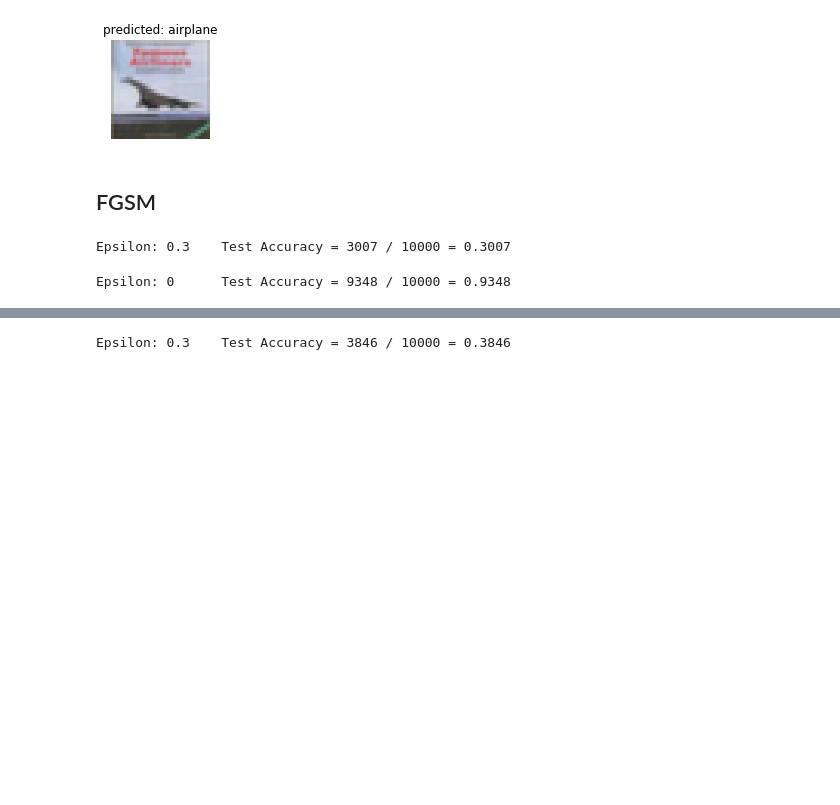
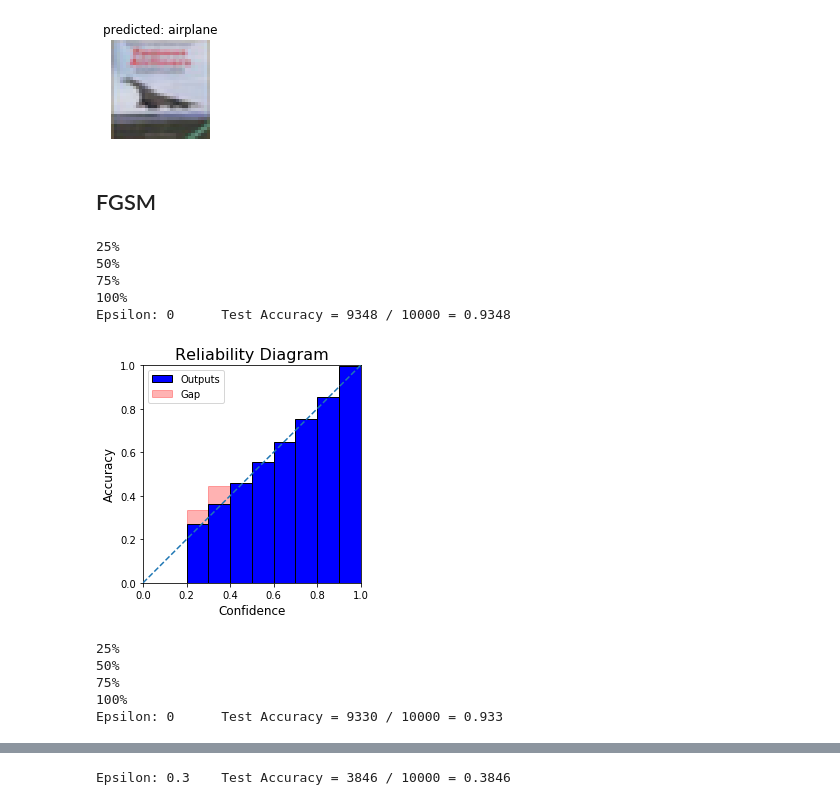
Before and after one commit to apra/adversarial_augmentation, a Jupyter notebook: main.ipynb, the cells around one changed output, grey strips where cells are left out. Drawn from its saved outputs; the diff is of its cells as text; code cells hidden in the pictures; blank space fills up the shorter version.

```diff
--- a/main.ipynb
+++ b/main.ipynb
@@ -89,11 +87,28 @@ visualize.visualize_model(model, testloader, classes, num_images=4)
 [figure]
 # %% [markdown]
 ## FGSM
-# %%
-final_acc_b_adv, adv_examples_b_adv = FGSM.test(model, test_loader=testloader, epsilon=0.3)
-# %% [output]
-Epsilon: 0.3    Test Accuracy = 3007 / 10000 = 0.3007
-# %%
-final_acc_b, adv_examples_b = FGSM.test(model, test_loader=testloader, epsilon=0)
-# %% [output]
-Epsilon: 0      Test Accuracy = 9348 / 10000 = 0.9348
+# %%
+final_acc, adv_examples, pred_log_probs, target_labels = FGSM.test_augmented(model, testloader, epsilon=0, augmentations = "none",v = 1)
+# %% [output]
+25%
+50%
+75%
+100%
+Epsilon: 0      Test Accuracy = 9348 / 10000 = 0.9348
+# %%
+#some statistics if necessary
+pred_acc, pred_conf, pred_labels, _, pred_err_percent=cal_statistics(target, pred_log_prob)
+#get ece and bins
+ece, bin_accs, bin_confs, bin_lens=utility.get_bins(target_labels, pred_log_probs)
+#plot it
+utility.reliability_diagram_plot(bin_accs, bin_confs, title="Reliability Diagram")
+# %% [output]
+[figure, added]
+# %%
+final_acc, adv_examples, pred_log_probs, target_labels = FGSM.test_augmented(model, testloader, epsilon=0, augmentations = "all", n = 21, v = 1)
+# %% [output]
+25%
+50%
+75%
+100%
+Epsilon: 0      Test Accuracy = 9330 / 10000 = 0.933
```
Also changed, not shown: parts of 18 cells of this notebook, 7 other files.
